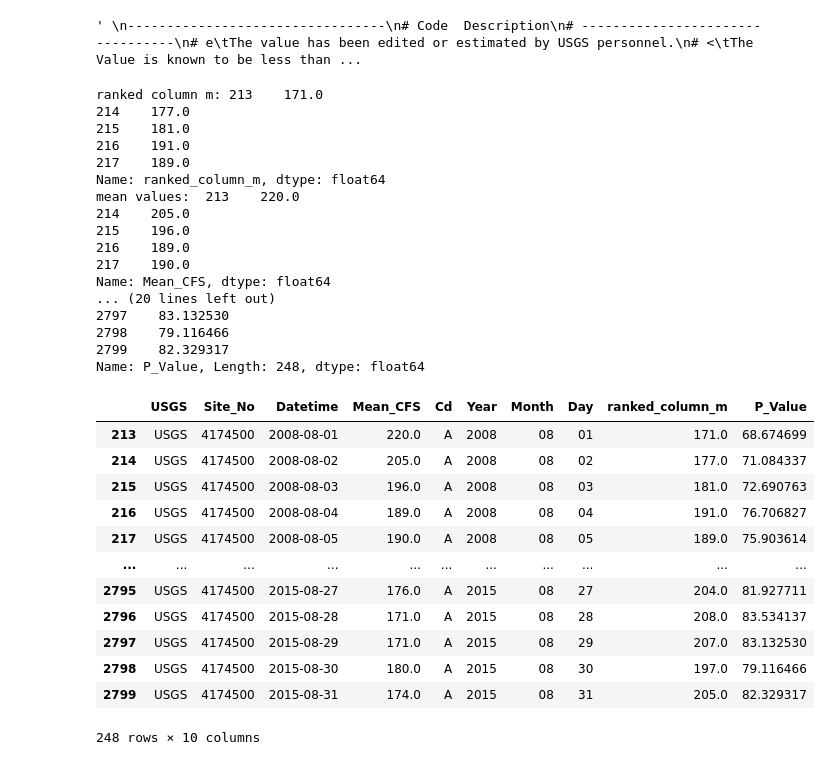
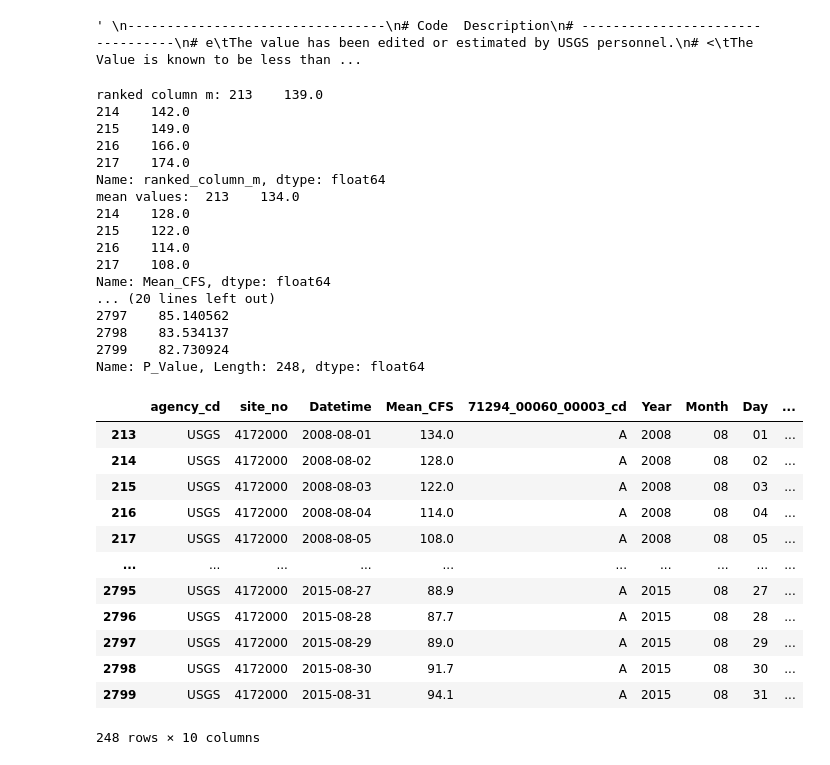
Before and after one commit to shinapatel/Recalculating_Flow_CCDFs, a Jupyter notebook: Final_CCDFs.ipynb, the cells around one changed output. Drawn from its saved outputs; the diff is of its cells as text; code cells hidden in the pictures.

```diff
--- a/Final_CCDFs.ipynb
+++ b/Final_CCDFs.ipynb
@@ -20,6 +20,10 @@ from IPython.display import display
 '''
 # %% [output]
 ' \n---------------------------------\n# Code  Description\n# ---------------------------------\n# e\tThe value has been edited or estimated by USGS personnel.\n# <\tThe Value is known to be less than ...
+# %%
+#file_name = 'wallstreet_aug_data'
+#file_name = 'Huron R Near New Hudson 2005 - 2014'
+file_name = 'Hamburg Rd Gage 2008 - 2015'
 # %%
 #Testing with Average Daily Exceedance Flow Equation
 def CCDF_aug_avg_daily_exceedance_flow(file_name):
@@ -47,41 +51,41 @@ def CCDF_aug_avg_daily_exceedance_flow(file_name):
     P = 0
     august_data['P_Value'] = (august_data['ranked_column_m'] / (n + 1)) * 100
     print(august_data['P_Value'])
-    df = august_data
-    return df
-    #return(august_data)
+    # df = august_data
+    # return df
+    return(august_data)
 # %%
-CCDF_aug_avg_daily_exceedance_flow('wallstreet_aug_data')
+CCDF_aug_avg_daily_exceedance_flow(file_name)
 # %% [output]
-ranked column m: 213    171.0
-214    177.0
-215    181.0
-216    191.0
-217    189.0
+ranked column m: 213    139.0
+214    142.0
+215    149.0
+216    166.0
+217    174.0
 Name: ranked_column_m, dtype: float64
-mean values:  213    220.0
-214    205.0
-215    196.0
-216    189.0
-217    190.0
+mean values:  213    134.0
+214    128.0
+215    122.0
+216    114.0
+217    108.0
 Name: Mean_CFS, dtype: float64
 ... (20 lines left out)
-2797    83.132530
-2798    79.116466
-2799    82.329317
+2797    85.140562
+2798    83.534137
+2799    82.730924
 Name: P_Value, Length: 248, dtype: float64
-|  | USGS | Site_No | Datetime | Mean_CFS | Cd | Year | Month | Day | ranked_column_m | P_Value |
-| 213 | USGS | 4174500 | 2008-08-01 | 220.0 | A | 2008 | 08 | 01 | 171.0 | 68.674699 |
-| 214 | USGS | 4174500 | 2008-08-02 | 205.0 | A | 2008 | 08 | 02 | 177.0 | 71.084337 |
-| 215 | USGS | 4174500 | 2008-08-03 | 196.0 | A | 2008 | 08 | 03 | 181.0 | 72.690763 |
-| 216 | USGS | 4174500 | 2008-08-04 | 189.0 | A | 2008 | 08 | 04 | 191.0 | 76.706827 |
-| 217 | USGS | 4174500 | 2008-08-05 | 190.0 | A | 2008 | 08 | 05 | 189.0 | 75.903614 |
-| ... | ... | ... | ... | ... | ... | ... | ... | ... | ... | ... |
-| 2795 | USGS | 4174500 | 2015-08-27 | 176.0 | A | 2015 | 08 | 27 | 204.0 | 81.927711 |
-| 2796 | USGS | 4174500 | 2015-08-28 | 171.0 | A | 2015 | 08 | 28 | 208.0 | 83.534137 |
-| 2797 | USGS | 4174500 | 2015-08-29 | 171.0 | A | 2015 | 08 | 29 | 207.0 | 83.132530 |
-| 2798 | USGS | 4174500 | 2015-08-30 | 180.0 | A | 2015 | 08 | 30 | 197.0 | 79.116466 |
-| 2799 | USGS | 4174500 | 2015-08-31 | 174.0 | A | 2015 | 08 | 31 | 205.0 | 82.329317 |
+|  | agency_cd | site_no | Datetime | Mean_CFS | 71294_00060_00003_cd | Year | Month | Day | ... |
+| 213 | USGS | 4172000 | 2008-08-01 | 134.0 | A | 2008 | 08 | 01 | ... |
+| 214 | USGS | 4172000 | 2008-08-02 | 128.0 | A | 2008 | 08 | 02 | ... |
+| 215 | USGS | 4172000 | 2008-08-03 | 122.0 | A | 2008 | 08 | 03 | ... |
+| 216 | USGS | 4172000 | 2008-08-04 | 114.0 | A | 2008 | 08 | 04 | ... |
+| 217 | USGS | 4172000 | 2008-08-05 | 108.0 | A | 2008 | 08 | 05 | ... |
+| ... | ... | ... | ... | ... | ... | ... | ... | ... | ... |
+| 2795 | USGS | 4172000 | 2015-08-27 | 88.9 | A | 2015 | 08 | 27 | ... |
+| 2796 | USGS | 4172000 | 2015-08-28 | 87.7 | A | 2015 | 08 | 28 | ... |
+| 2797 | USGS | 4172000 | 2015-08-29 | 89.0 | A | 2015 | 08 | 29 | ... |
+| 2798 | USGS | 4172000 | 2015-08-30 | 91.7 | A | 2015 | 08 | 30 | ... |
+| 2799 | USGS | 4172000 | 2015-08-31 | 94.1 | A | 2015 | 08 | 31 | ... |
 248 rows × 10 columns
 # %%
 #Plotting CCDF
```
Also changed, not shown: parts of 2 cells of this notebook, 6 other files.
